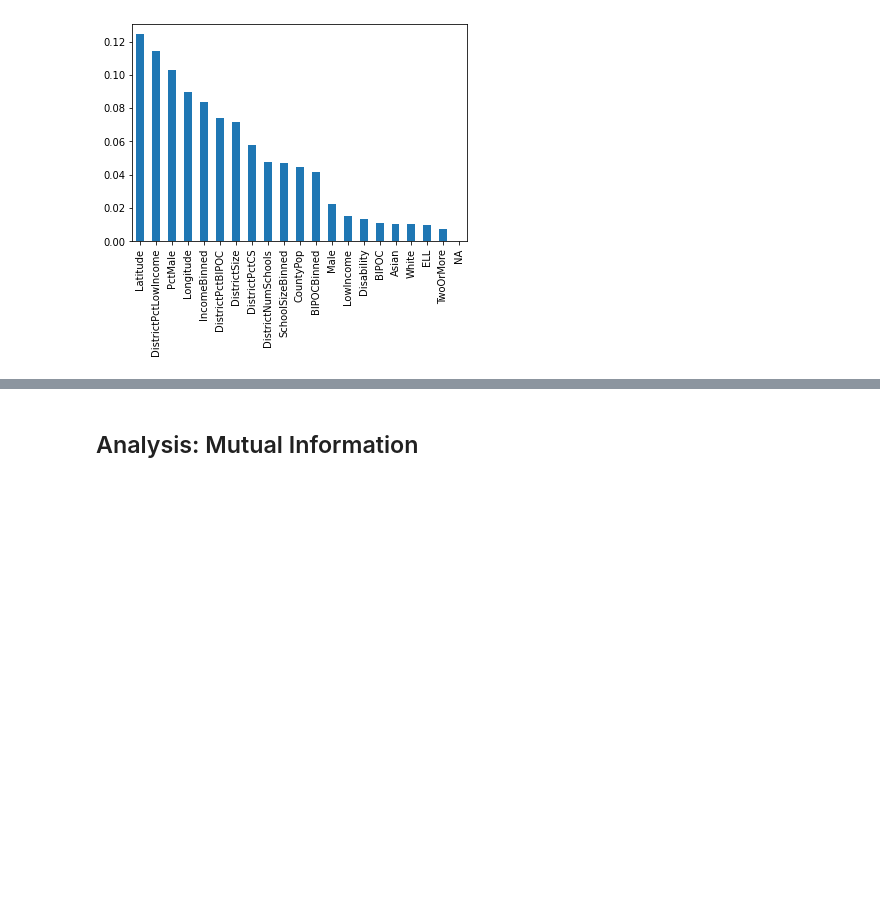
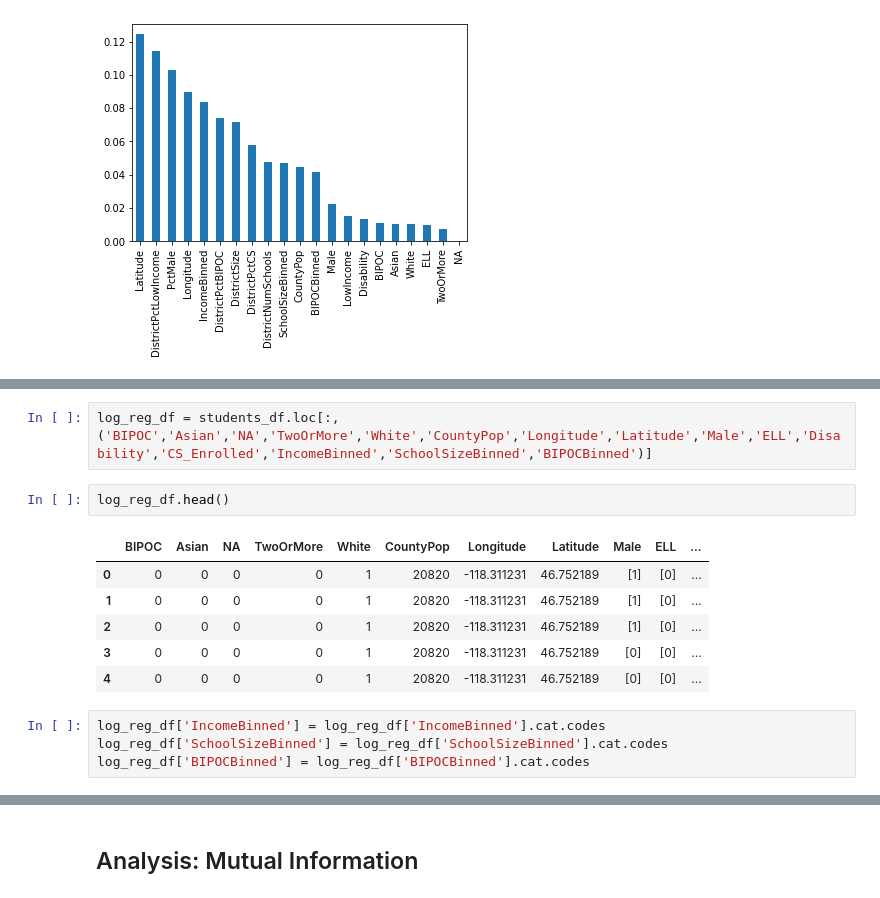
Before and after one commit to brinkbrink/WA_CS_v2, a Jupyter notebook: StudentAnalysis-2.ipynb, the cells around one changed output, grey strips where cells are left out. Drawn from its saved outputs; the diff is of its cells as text; blank space fills up the shorter version.

```diff
--- a/StudentAnalysis-2.ipynb
+++ b/StudentAnalysis-2.ipynb
@@ -1040,0 +1068,15 @@ feature_importances.plot.bar();
+# %%
+log_reg_df = students_df.loc[:, ('BIPOC','Asian','NA','TwoOrMore','White','CountyPop','Longitude','Latitude','Male','ELL','Disability','CS_Enrolled','IncomeBinned','SchoolSizeBinned','BIPOCBinned')]
+# %%
+log_reg_df.head()
+# %% [output]
+|  | BIPOC | Asian | NA | TwoOrMore | White | CountyPop | Longitude | Latitude | Male | ELL | ... |
+| 0 | 0 | 0 | 0 | 0 | 1 | 20820 | -118.311231 | 46.752189 | [1] | [0] | ... |
+| 1 | 0 | 0 | 0 | 0 | 1 | 20820 | -118.311231 | 46.752189 | [1] | [0] | ... |
+| 2 | 0 | 0 | 0 | 0 | 1 | 20820 | -118.311231 | 46.752189 | [1] | [0] | ... |
+| 3 | 0 | 0 | 0 | 0 | 1 | 20820 | -118.311231 | 46.752189 | [0] | [0] | ... |
+| 4 | 0 | 0 | 0 | 0 | 1 | 20820 | -118.311231 | 46.752189 | [0] | [0] | ... |
+# %%
+log_reg_df['IncomeBinned'] = log_reg_df['IncomeBinned'].cat.codes
+log_reg_df['SchoolSizeBinned'] = log_reg_df['SchoolSizeBinned'].cat.codes
+log_reg_df['BIPOCBinned'] = log_reg_df['BIPOCBinned'].cat.codes
```
Also changed, not shown: parts of 6 cells of this notebook, 1 other file.
